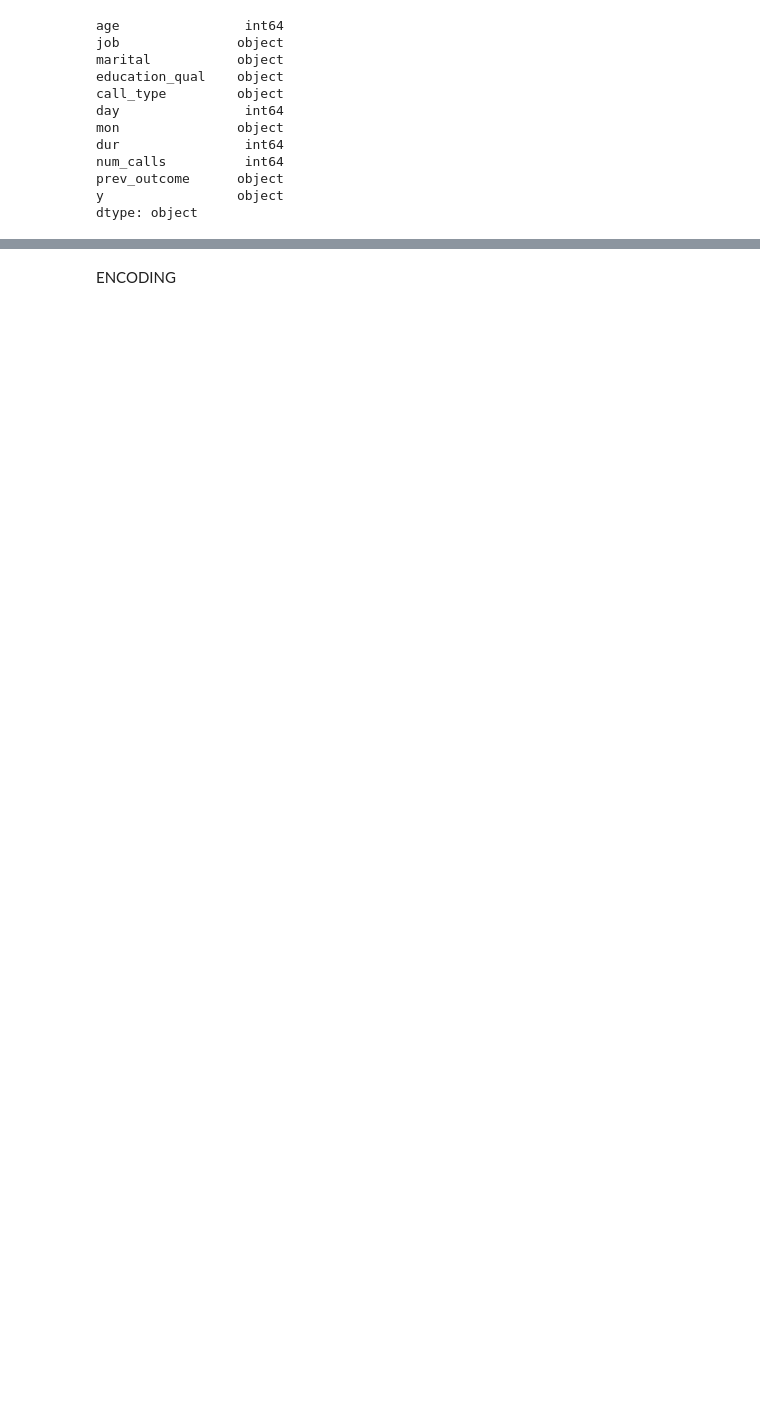
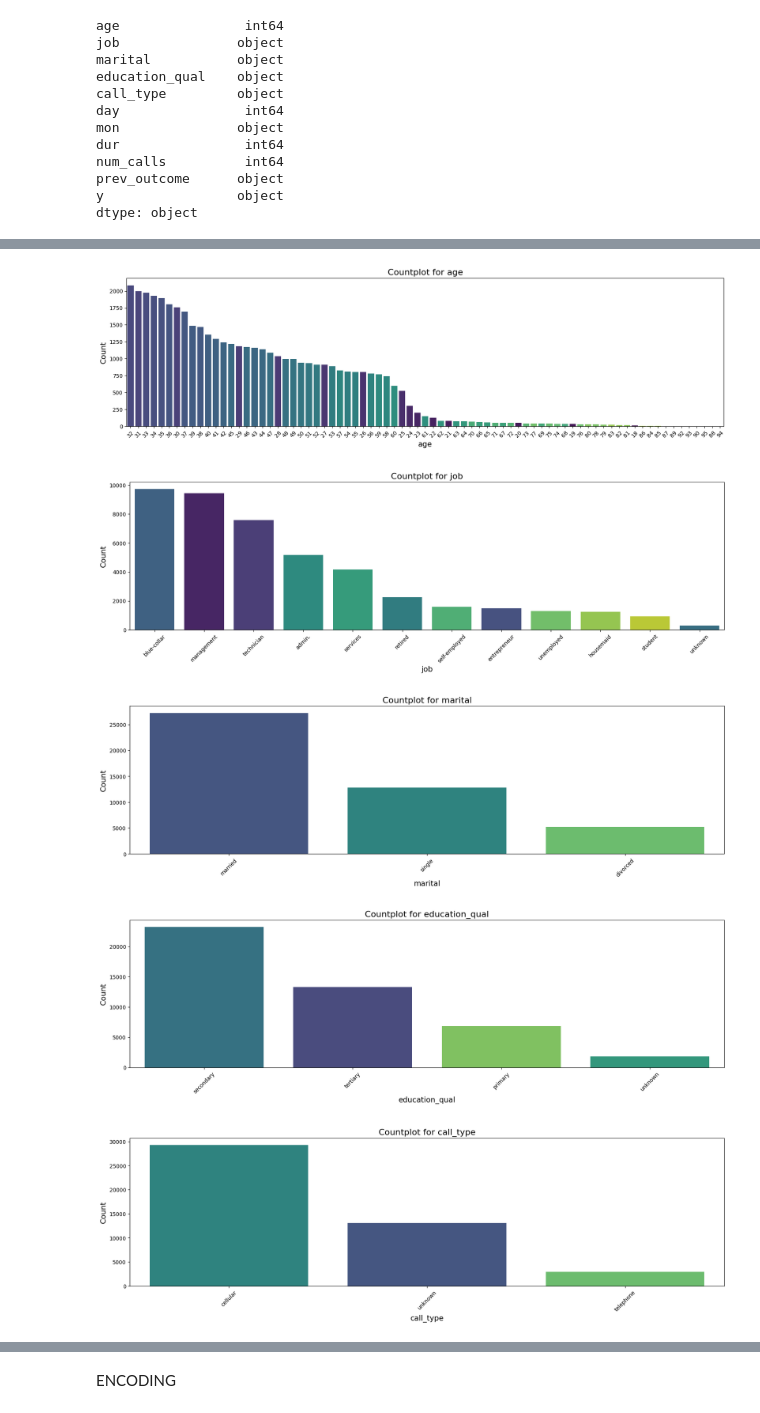
Before and after one commit to Subbulakshmi2911/Customer-Conversion-Prediction, a Jupyter notebook: project.ipynb, the cells around one changed output, grey strips where cells are left out. Cells and saved outputs as stored; diff of their text form; code cells hidden in the pictures; blank space fills up the shorter version.

```diff
--- a/project.ipynb
+++ b/project.ipynb
@@ -121,6 +153,2 @@ no     39916
 yes     5289
 Name: count, dtype: int64
-# %%
-for i in df.columns:
-  plt.figure(figsize = (20,5))
-  sns.countplot(x=df[i])
@@ -138,0 +155,28 @@ for i in df.columns:
+# %%
+import matplotlib.pyplot as plt
+import seaborn as sns
+
+for i in df.columns:
+    plt.figure(figsize=(20, 5))
+
+    # Determine the order of the categories (e.g., ascending order by count)
+    order = df[i].value_counts().index
+
+    # Choose a color palette (e.g., "viridis" or any palette you prefer)
+    palette = sns.color_palette("viridis", len(order))
+
+    sns.countplot(x=df[i], order=order, palette=palette, hue=df[i], legend=False)
+
+    # Add titles and labels for better visualization
+    plt.title(f'Countplot for {i}', fontsize=16)
+    plt.xlabel(i, fontsize=14)
+    plt.ylabel('Count', fontsize=14)
+
+    plt.xticks(rotation=45)  # Rotate x-axis labels if needed
+    plt.show()
+# %% [output]
+[figure, added]
+[figure, added]
+[figure, added]
+[figure, added]
+[figure, added]
```
Also changed, not shown: parts of 64 cells of this notebook, 1 other file.
